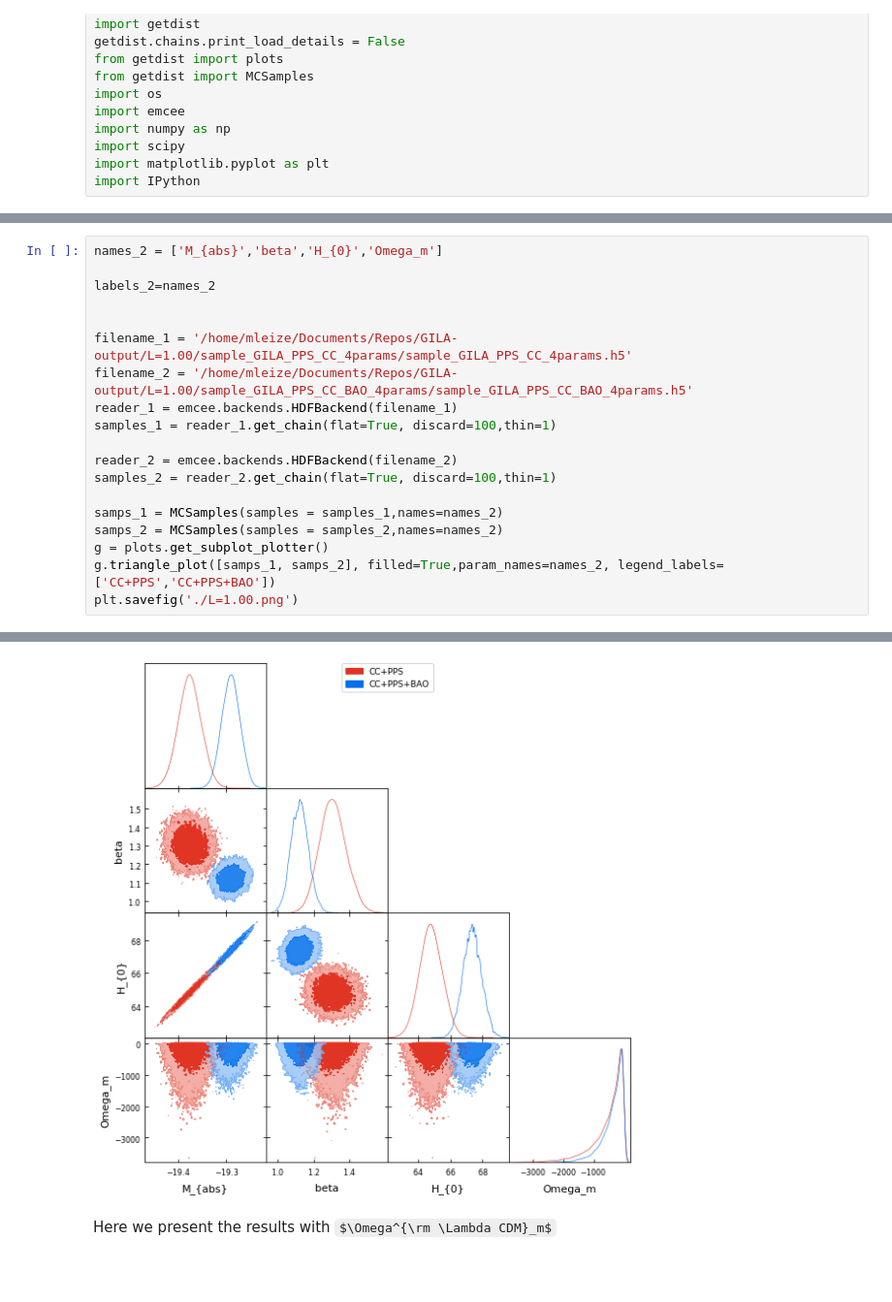
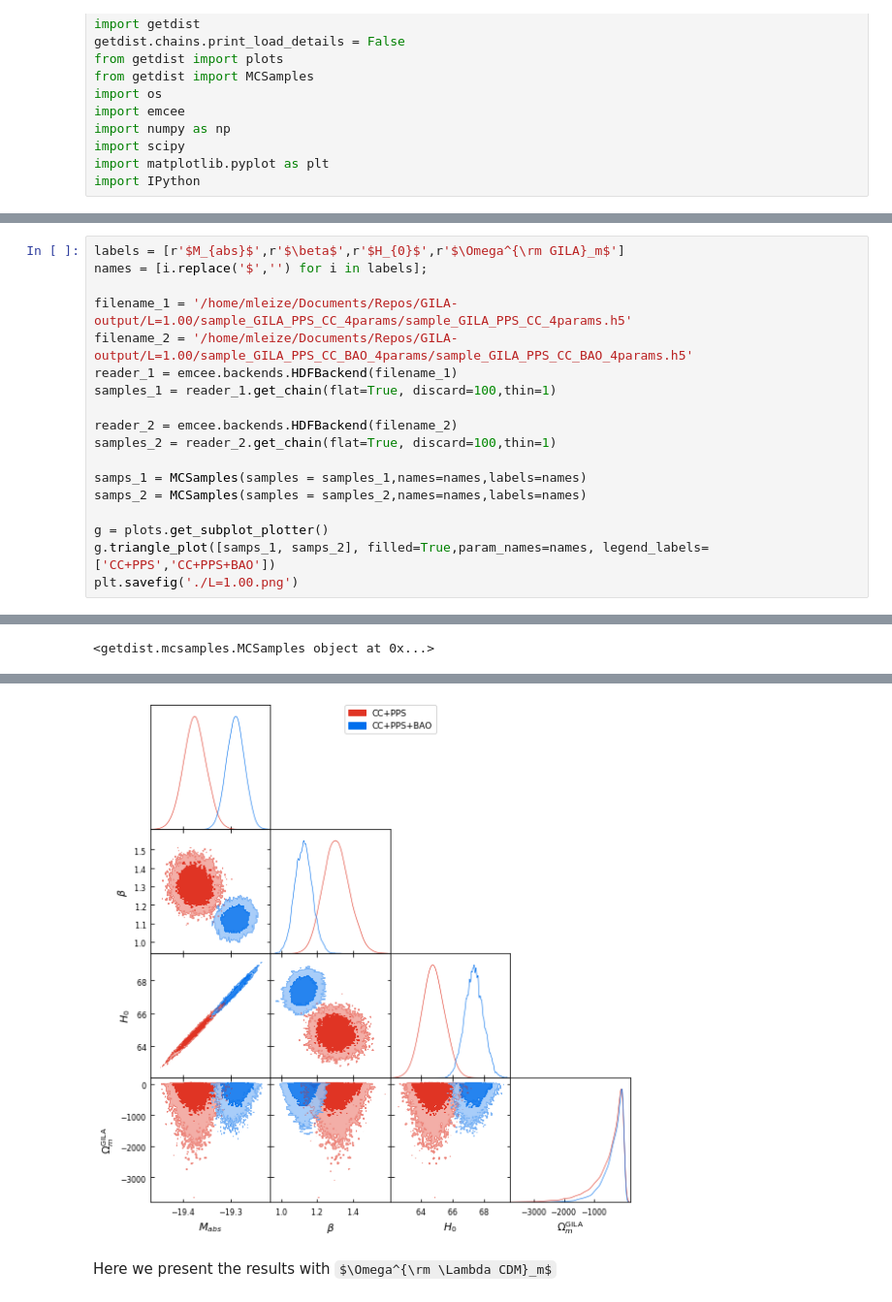
Before and after one commit to matiasleize/GC_MCMC, a Jupyter notebook: notebooks/plot_contours.ipynb, the cells around one changed output, grey strips where cells are left out. Shown at 97% size. Cells and saved outputs as stored; diff of their text form; some formulas as TeX source; blank space fills up the shorter version.

Commit message:
Fix bug for derived parameters

```diff
--- a/notebooks/plot_contours.ipynb
+++ b/notebooks/plot_contours.ipynb
@@ -86,8 +86,6 @@ WARNING:root:fine_bins_2D not large enough for optimal density: H_{0}, Omega_m
 # %%
-names_2 = ['M_{abs}','beta','H_{0}','Omega_m']
-
-labels_2=names_2
-
+labels = [r'$M_{abs}$',r'$\beta$',r'$H_{0}$',r'$\Omega^{\rm GILA}_m$']
+names = [i.replace('$','') for i in labels];
 
 filename_1 = '/home/mleize/Documents/Repos/GILA-output/L=1.00/sample_GILA_PPS_CC_4params/sample_GILA_PPS_CC_4params.h5'
 filename_2 = '/home/mleize/Documents/Repos/GILA-output/L=1.00/sample_GILA_PPS_CC_BAO_4params/sample_GILA_PPS_CC_BAO_4params.h5'
@@ -97,10 +95,11 @@ samples_1 = reader_1.get_chain(flat=True, discard=100,thin=1)
 reader_2 = emcee.backends.HDFBackend(filename_2)
 samples_2 = reader_2.get_chain(flat=True, discard=100,thin=1)
 
-samps_1 = MCSamples(samples = samples_1,names=names_2)
-samps_2 = MCSamples(samples = samples_2,names=names_2)
+samps_1 = MCSamples(samples = samples_1,names=names,labels=names)
+samps_2 = MCSamples(samples = samples_2,names=names,labels=names)
+
 g = plots.get_subplot_plotter()
-g.triangle_plot([samps_1, samps_2], filled=True,param_names=names_2, legend_labels=['CC+PPS','CC+PPS+BAO'])
+g.triangle_plot([samps_1, samps_2], filled=True,param_names=names, legend_labels=['CC+PPS','CC+PPS+BAO'])
 plt.savefig('./L=1.00.png')
 # %% [output]
 WARNING:root:auto bandwidth for M_{abs} very small or failed (h=0.0007990888431393379,N_eff=58800.0). Using fallback (h=0.013863676114972615)
@@ -119,0 +106 @@ WARNING:root:fine_bins_2D not large enough for optimal density: H_{0}, Omega_m
+<getdist.mcsamples.MCSamples object at 0x...>
@@ -120,4 +120,4 @@ WARNING:root:fine_bins_2D not large enough for optimal density: H_{0}, Omega_m
-[figure, old version]
+[figure, new version]
 # %% [markdown]
 Here we present the results with $\Omega^{\rm \Lambda CDM}_m$
 # %%
```
Also changed, not shown: parts of 6 cells of this notebook.
